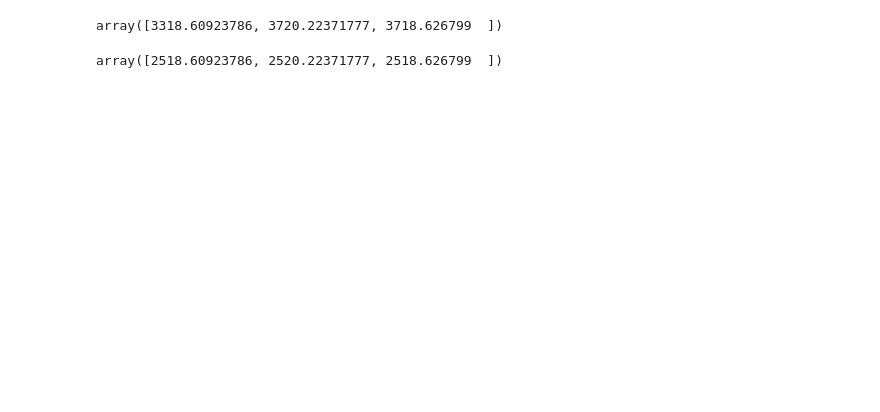
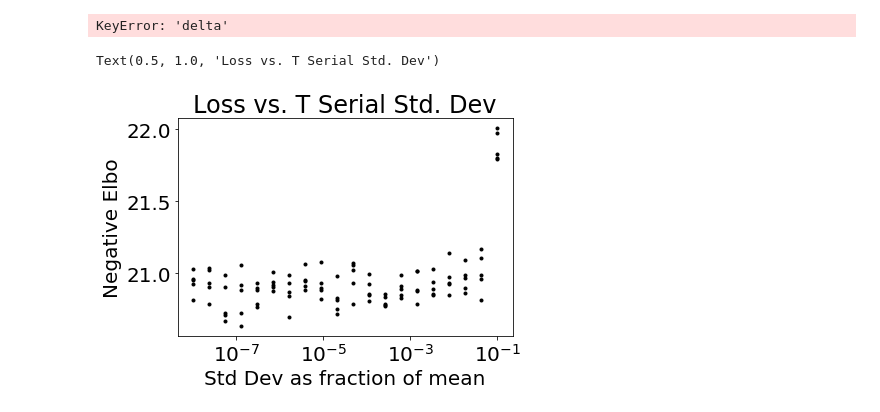
Before and after one commit to tufts-ml/covid19-forecasting, a Jupyter notebook: tf_model_1p5/Development Notebooks/Make Bayesian Model Graphs.ipynb, the cells around one changed output. Drawn from its saved outputs; the diff is of its cells as text; code cells hidden in the pictures; blank space fills up the shorter version.

Commit message:
Model getting close

```diff
--- a/tf_model_1p5/Development Notebooks/Make Bayesian Model Graphs.ipynb
+++ b/tf_model_1p5/Development Notebooks/Make Bayesian Model Graphs.ipynb
@@ -34,12 +34,12 @@ plt.rcParams.update({'font.size': 20}) # set plot font sizes
 # %%
 transition_window =3
 
-warmup_start = '20210428'
-warmup_end = '20210430'
-train_start = '20210501'
-train_end = '20210601'
-test_start = '20210801'
-test_end = '20210831'
+warmup_start = '20210329'
+warmup_end = '20210331'
+train_start = '20210401'
+train_end = '20210831'
+test_start = '20210901'
+test_end = '20210931'
 
 state = 'Massachusetts'
 state_abbrev = 'MA'
@@ -144,8 +144,8 @@ for day in range(len(x_train)):
 
     M_vals.append(today_M)
 # %%
-param_scale_pcts = np.logspace(-2, -1, 20, dtype=np.float32)
-trials = 10
+param_scale_pcts = np.logspace(-5, -1, 20, dtype=np.float32)
+trials = 5
 
 losses = {}
 for param_scale_pct in param_scale_pcts:
@@ -258,6 +276,7 @@ plt.ylabel('Negative ELBO')
 plt.title("Performance vs Parameter Std. Deviation")
 # %%
 import copy;
+trials = 10
 possibilities = {
     'delta': [0.98, 0.985, 0.99, 0.995, 0.998],
     'T_serial': [3.0, 4.5, 5.8, 7.0, 9.0],
@@ -270,10 +289,12 @@ possibilities = {
 }
 
 diff_pcts = np.linspace(0, 0.20, 20)
-param_scale_pct = 0.1
+param_scale_pct = 0.005
 losses = {}
 grad_mag = {}
-for key in [ 'warmup_asymp_-2', 'warmup_asymp_-1']:#possibilities.keys():
+just_model_losses ={}
+just_pis = {}
+for key in possibilities.keys():
     print(f'New key!: {key}')
     model_delta = synth_delta
     model_T_serial = synth_T_serial
@@ -284,6 +305,8 @@ for key in [ 'warmup_asymp_-2', 'warmup_asymp_-1']:#possibilities.keys():
 
     losses[key] = []
     grad_mag[key] = []
+    just_model_losses[key] = []
+    just_pis[key] = []
 
     for diff_idx in range(5):
         model_asymp =  copy.copy(warmup_asymp)
@@ -392,3 +415,5 @@ for key in [ 'warmup_asymp_-2', 'warmup_asymp_-1']:#possibilities.keys():
 
             losses[key].append(loss_val)
             grad_mag[key].append(np.mean(grads))
+            just_model_losses[key].append(model.losses)
+            just_pis[key].append(tf.reduce_mean(model.pi_M_samples, axis=1))
@@ -552,9 +684,24 @@ possibilities
 # %%
-model_asymp
+plt.plot(np.repeat(possibilities['delta'],5),
+         losses['delta'], 'k.')
+#plt.plot([synth_delta*param_scale_pct, synth_delta*param_scale_pct], [21, 21.5], 'r-', label='Truth')
+plt.xlabel('Delta Mean')
+plt.ylabel('Negative Elbo')
+#plt.legend()
+plt.xscale('log')
+plt.title("Loss vs. Mean Delta value")
 # %% [output]
-array([3318.60923786, 3720.22371777, 3718.626799  ])
+KeyError: 'delta'
 # %%
-warmup_asymp
+plt.plot(np.repeat(possibilities['T_serial'],5),
+         losses['T_serial'], 'k.')
+#plt.plot([synth_delta*param_scale_pct, synth_delta*param_scale_pct], [21, 21.5], 'r-', label='Truth')
+plt.xlabel('Std Dev as fraction of mean')
+plt.ylabel('Negative Elbo')
+#plt.legend()
+plt.xscale('log')
+plt.title("Loss vs. T Serial Std. Dev")
 # %% [output]
-array([2518.60923786, 2520.22371777, 2518.626799  ])
+Text(0.5, 1.0, 'Loss vs. T Serial Std. Dev')
+[figure, added]
 # %%
```
Also changed, not shown: parts of 36 cells of this notebook, 1 other file.
